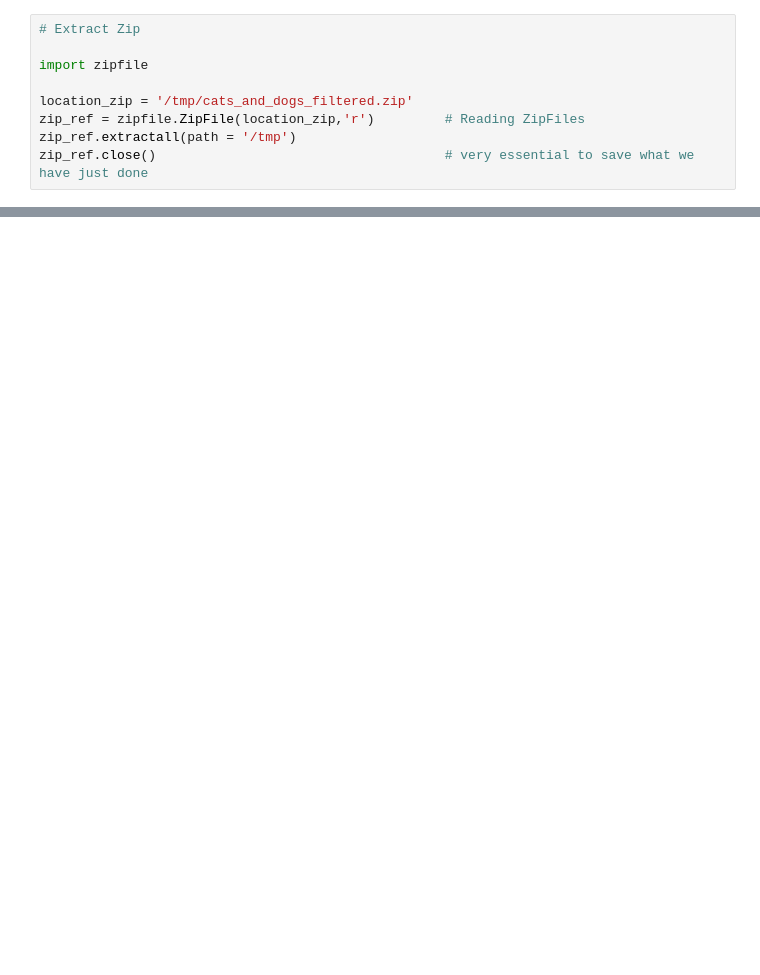
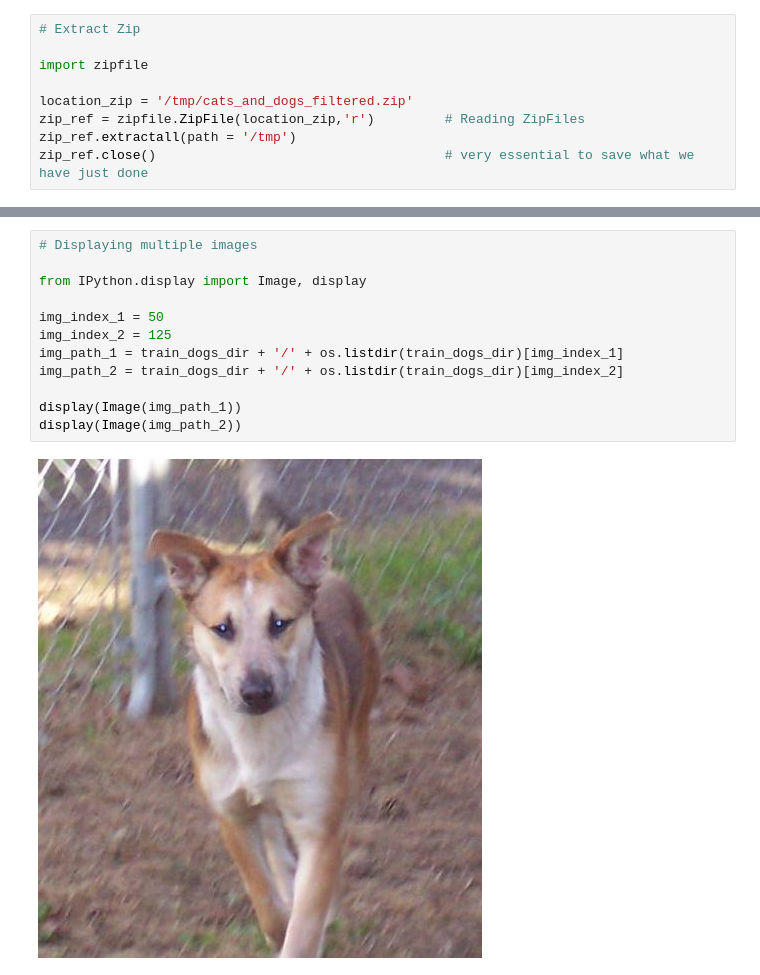
Before and after one commit to ankitgoyal0301/Deep-Learning, a Jupyter notebook: 2. Cats vs Dogs/2_Cats_Vs_Dogs.ipynb, the cells around one changed output, grey strips where cells are left out. Saved outputs shown, nothing was run; the diff lists cells and outputs as text; blank space fills up the shorter version.

```diff
--- a/2. Cats vs Dogs/2_Cats_Vs_Dogs.ipynb
+++ b/2. Cats vs Dogs/2_Cats_Vs_Dogs.ipynb
@@ -30,0 +59,14 @@ zip_ref.close()                                     # very essential to save wha
+# %%
+# Displaying multiple images
+
+from IPython.display import Image, display
+
+img_index_1 = 50
+img_index_2 = 125
+img_path_1 = train_dogs_dir + '/' + os.listdir(train_dogs_dir)[img_index_1]
+img_path_2 = train_dogs_dir + '/' + os.listdir(train_dogs_dir)[img_index_2]
+
+display(Image(img_path_1))
+display(Image(img_path_2))
+# %% [output]
+[figure, added]
```
Also changed, not shown: parts of 10 cells of this notebook.
